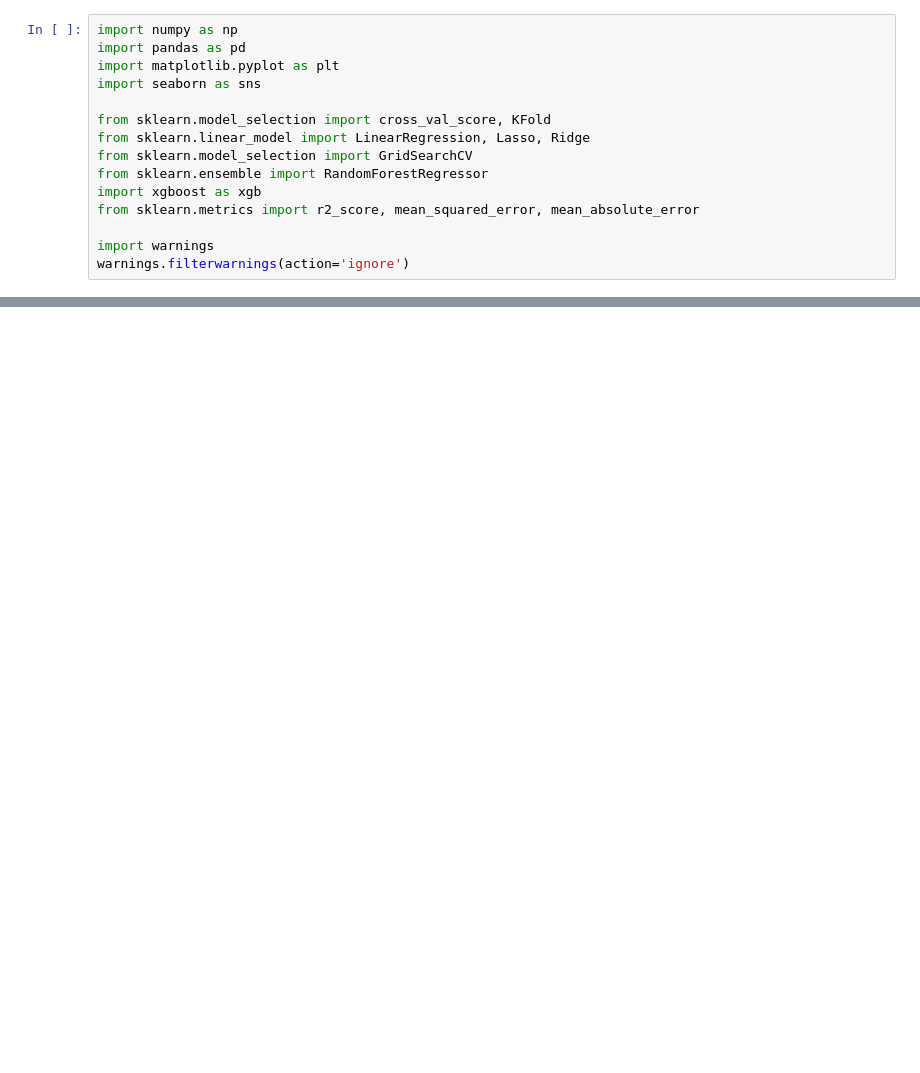
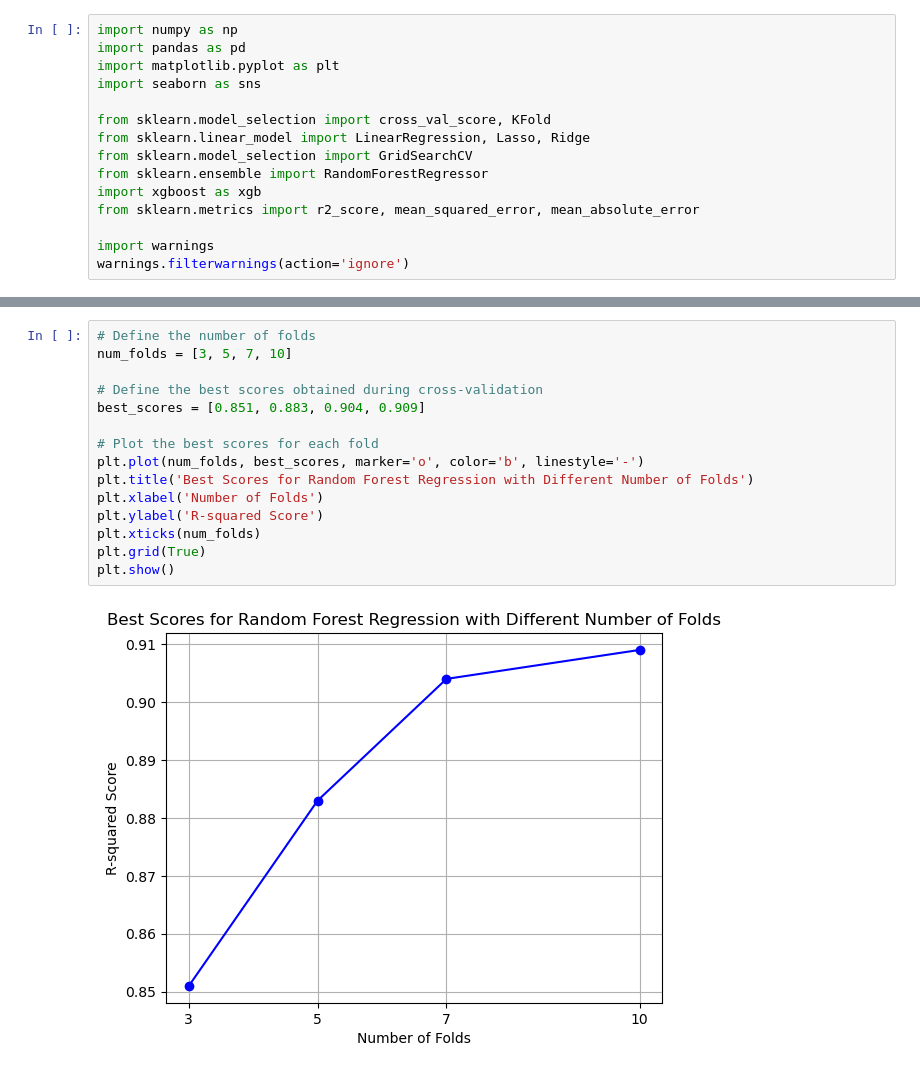
Before and after one commit to aysebsengul/Capstone_2_Water-Quality-Index, a Jupyter notebook: 5_Modeling.ipynb, the cells around one changed output, grey strips where cells are left out. Cells and saved outputs as stored; diff of their text form; blank space fills up the shorter version.

```diff
--- a/5_Modeling.ipynb
+++ b/5_Modeling.ipynb
@@ -305,0 +386,17 @@ plt.show()
+# %%
+# Define the number of folds
+num_folds = [3, 5, 7, 10]
+
+# Define the best scores obtained during cross-validation
+best_scores = [0.851, 0.883, 0.904, 0.909]
+
+# Plot the best scores for each fold
+plt.plot(num_folds, best_scores, marker='o', color='b', linestyle='-')
+plt.title('Best Scores for Random Forest Regression with Different Number of Folds')
+plt.xlabel('Number of Folds')
+plt.ylabel('R-squared Score')
+plt.xticks(num_folds)
+plt.grid(True)
+plt.show()
+# %% [output]
+[figure, added]
```
Also changed, not shown: parts of 56 cells of this notebook.
